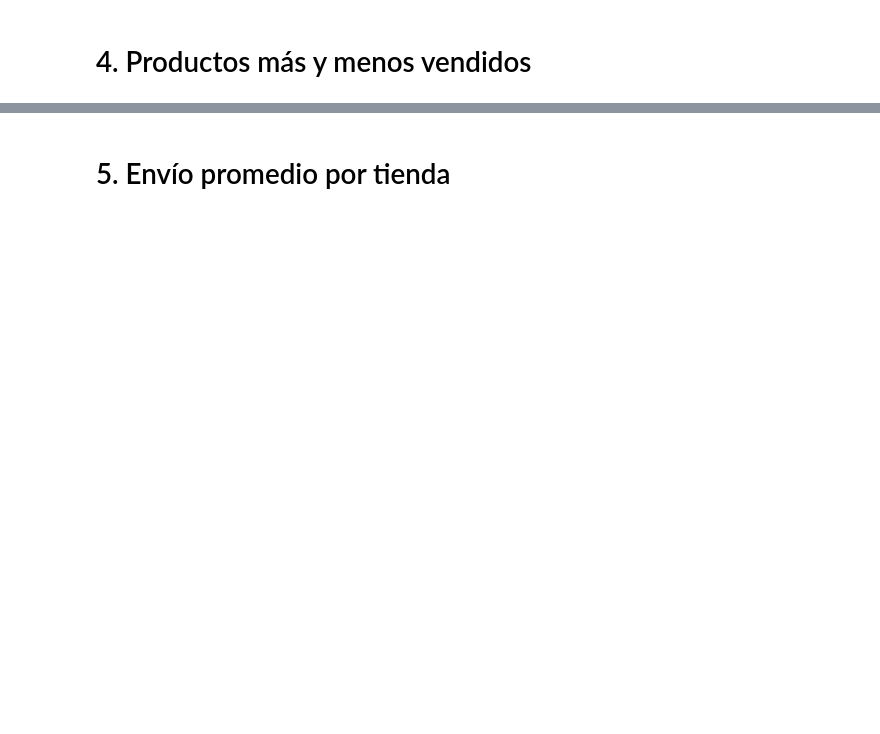
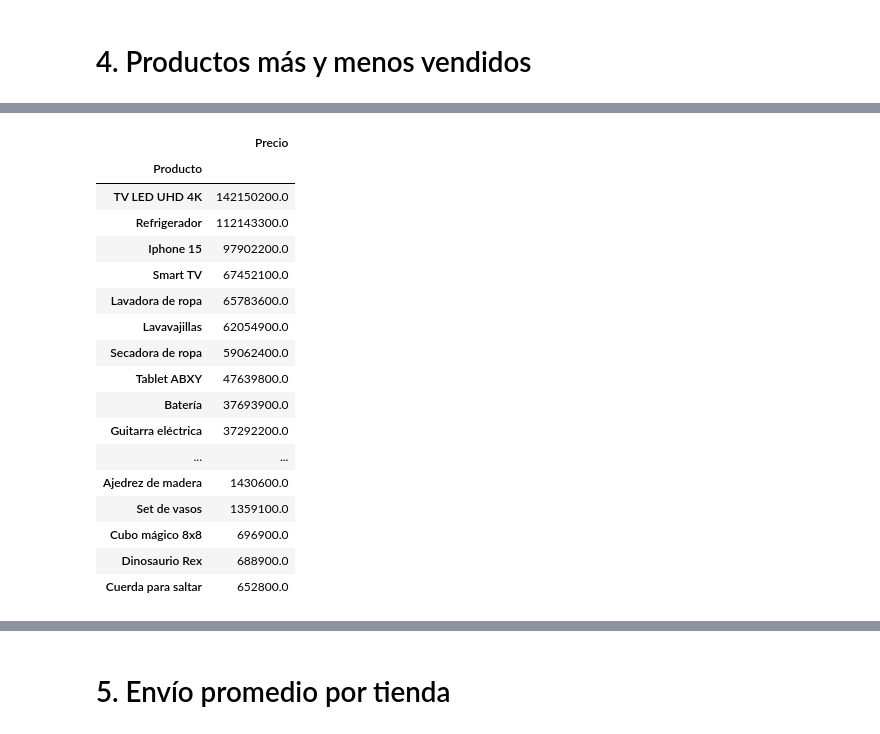
Before and after one commit to Nico2423/Proyectos, a Jupyter notebook: AluraStoreLatam.ipynb, the cells around one changed output, grey strips where cells are left out. Saved outputs shown, nothing was run; the diff lists cells and outputs as text; code cells hidden in the pictures; blank space fills up the shorter version.

```diff
--- a/AluraStoreLatam.ipynb
+++ b/AluraStoreLatam.ipynb
@@ -194,0 +284,25 @@ memory usage: 221.2+ KB
+# %%
+productos= tienda[['Producto','Precio']]
+ventas= productos.groupby(by='Producto')
+ventas= pd.DataFrame(ventas.sum())
+ventas = ventas.sort_values(by='Precio', ascending=False)
+ventas
+# %% [output]
+|  | Precio |
+| Producto |  |
+| TV LED UHD 4K | 142150200.0 |
+| Refrigerador | 112143300.0 |
+| Iphone 15 | 97902200.0 |
+| Smart TV | 67452100.0 |
+| Lavadora de ropa | 65783600.0 |
+| Lavavajillas | 62054900.0 |
+| Secadora de ropa | 59062400.0 |
+| Tablet ABXY | 47639800.0 |
+| Batería | 37693900.0 |
+| Guitarra eléctrica | 37292200.0 |
+| ... | ... |
+| Ajedrez de madera | 1430600.0 |
+| Set de vasos | 1359100.0 |
+| Cubo mágico 8x8 | 696900.0 |
+| Dinosaurio Rex | 688900.0 |
+| Cuerda para saltar | 652800.0 |
```
Also changed, not shown: parts of 27 cells of this notebook.
